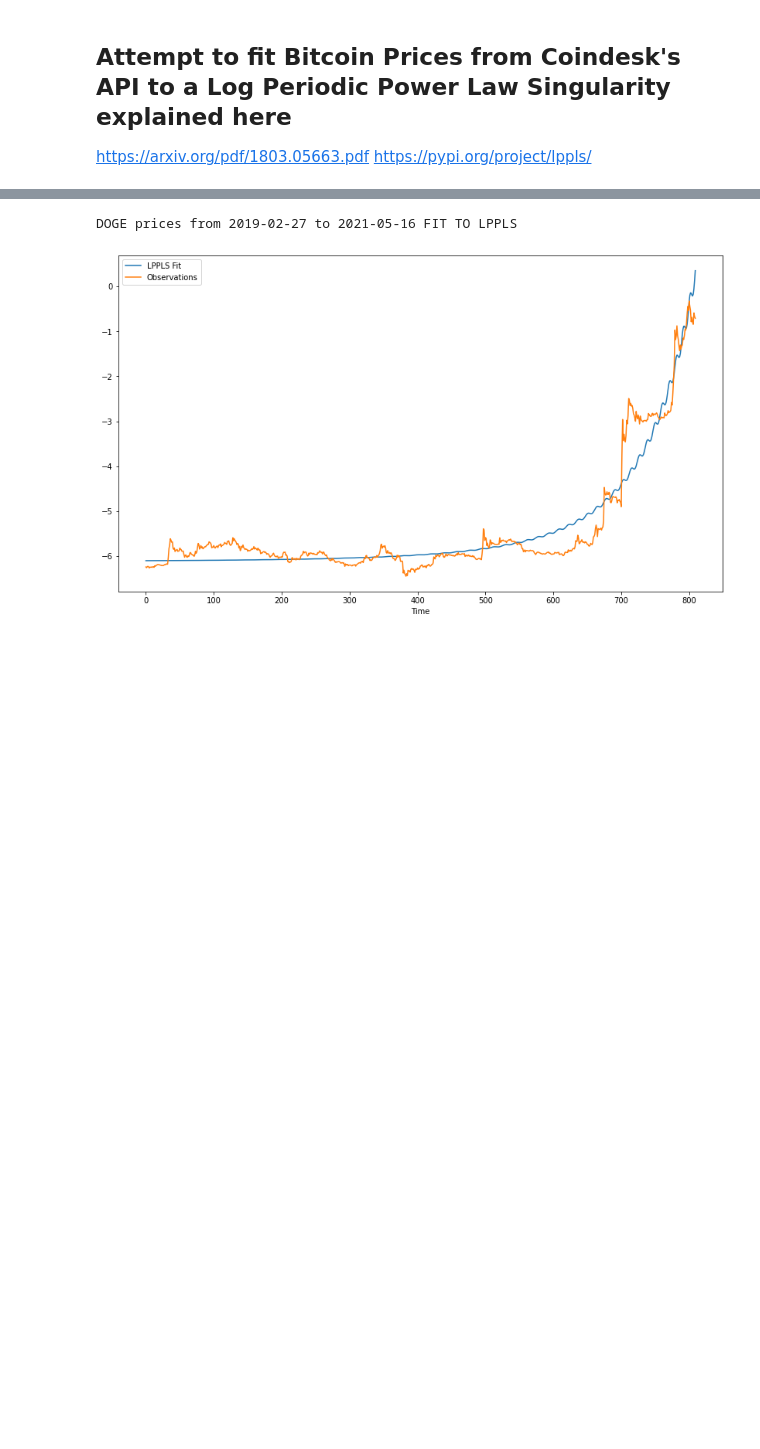
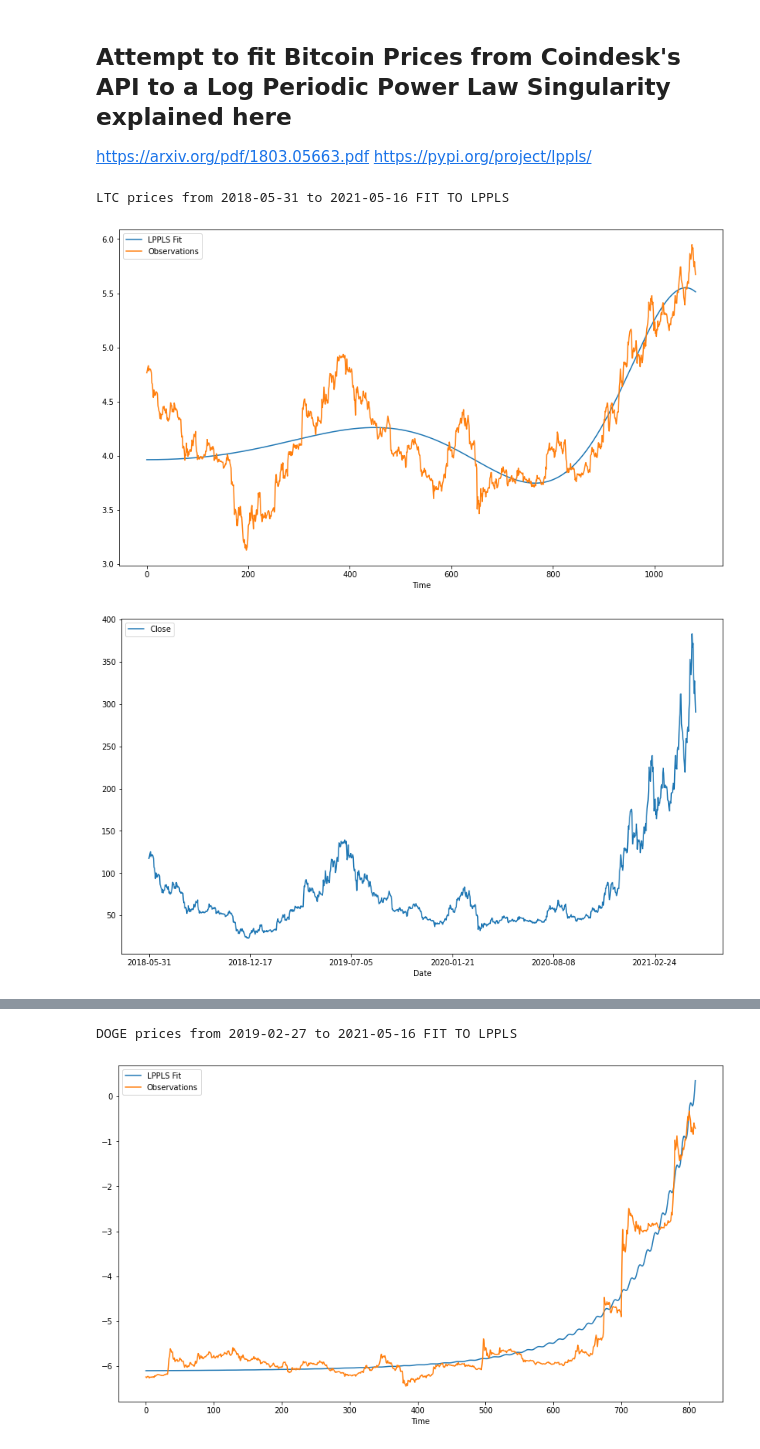
Before and after one commit to RCSnyder/DeepLOB_Trader, a Jupyter notebook: src/Log Periodic Power Law Singularity.ipynb, the cells around one changed output, grey strips where cells are left out. Saved outputs shown, nothing was run; the diff lists cells and outputs as text; code cells hidden in the pictures; blank space fills up the shorter version.

Commit message:
updated log periodic power law nb
added 3 more coin histories

```diff
--- a/src/Log Periodic Power Law Singularity.ipynb
+++ b/src/Log Periodic Power Law Singularity.ipynb
@@ -25,6 +25,9 @@ CURRENCY = "BTC"
 CURRENCY_PAIR = "USDT_ETH"
 FILENAME = os.path.join(os.getcwd(), "data\\ADA_USD_2018-05-31_2021-05-16-CoinDesk.csv").replace("\\", "/")
 DOGE_FILENAME = os.path.join(os.getcwd(), "data\\DOGE_USD_2019-02-27_2021-05-16-CoinDesk.csv").replace("\\", "/")
+CHAIN_LINK_FILENAME = os.path.join(os.getcwd(), "data\\LINK_USD_2020-03-23_2021-05-16-CoinDesk.csv").replace("\\", "/")
+LTC_FILENAME = os.path.join(os.getcwd(), "data\\LTC_USD_2018-05-31_2021-05-16-CoinDesk.csv").replace("\\", "/")
+FIL_FILENAME = os.path.join(os.getcwd(), "data\\LTC_USD_2018-05-31_2021-05-16-CoinDesk.csv").replace("\\", "/")
 MAX_SEARCHES = 25
 # %%
 date_ranges = {"2012-05-25": "2012-08-18",
@@ -79,3 +82,9 @@ def graph_lppl_model_csv(filename):
     lppls_model.plot_fit()
     print(f"{currency} prices from {start} to {end} FIT TO LPPLS")
     df.plot(figsize=(14, 8), x="Date", y="Close")
+# %%
+graph_lppl_model_csv(LTC_FILENAME)
+# %% [output]
+LTC prices from 2018-05-31 to 2021-05-16 FIT TO LPPLS
+[figure, added]
+[figure, added]
```
Also changed, not shown: parts of 2 cells of this notebook, 3 other files.
